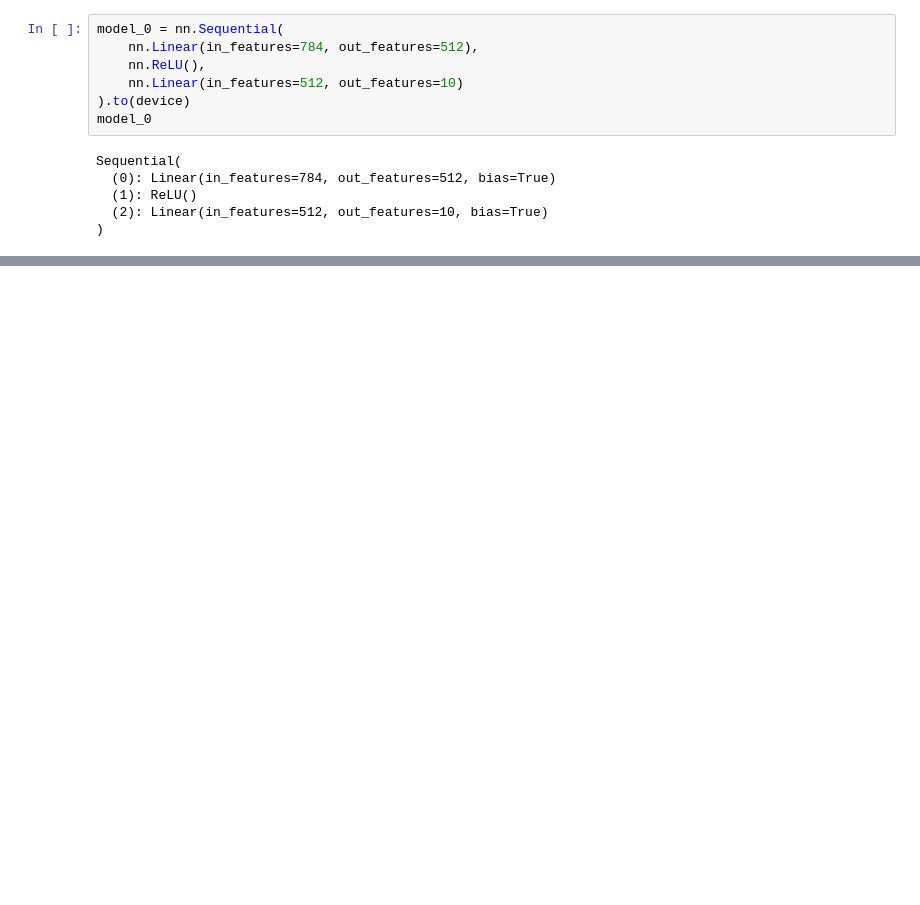
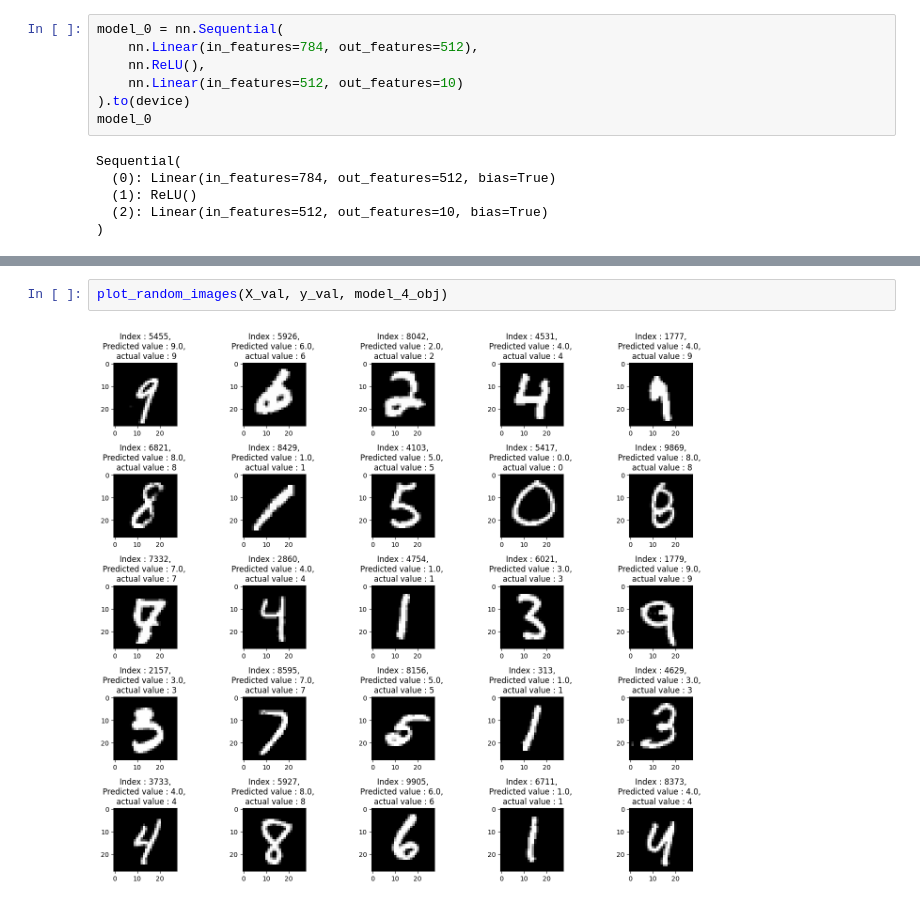
Before and after one commit to Vishaldawar/pytorch-projects, a Jupyter notebook: 02_pytorch_mnist.ipynb, the cells around one changed output, grey strips where cells are left out. Cells and saved outputs as stored; diff of their text form; blank space fills up the shorter version.

```diff
--- a/02_pytorch_mnist.ipynb
+++ b/02_pytorch_mnist.ipynb
@@ -196,0 +373,4 @@ fig.tight_layout();
+# %%
+plot_random_images(X_val, y_val, model_4_obj)
+# %% [output]
+[figure, added]
```
Also changed, not shown: parts of 29 cells of this notebook.
